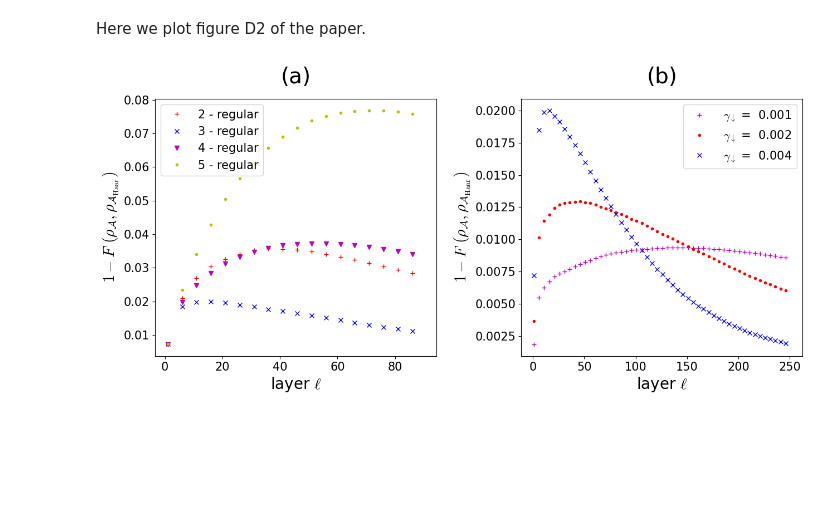
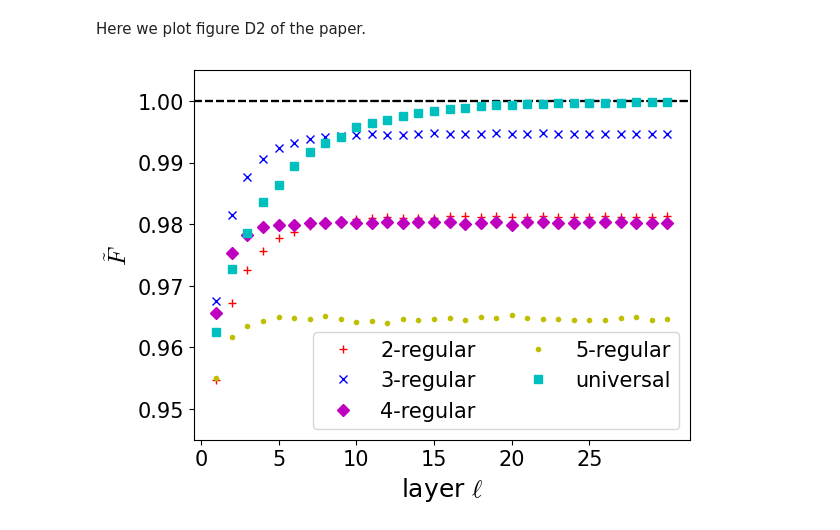
Before and after one commit to maschuu/data_QST, a Jupyter notebook: Fig D2/Plotting.ipynb, the cells around one changed output. Saved outputs shown, nothing was run; the diff lists cells and outputs as text; code cells hidden in the pictures; blank space fills up the shorter version.

```diff
--- a/Fig D2/Plotting.ipynb
+++ b/Fig D2/Plotting.ipynb
@@ -7,25 +7,14 @@ from matplotlib import pyplot as plt
 # %% [markdown]
 Here we plot figure D2 of the paper.
-# %%
-# common parameters
-samples=64
-n=6
-noise_position="after_layer"
-
-#parameters for fig D2a
-strength_a=0.004
-noise_a={"amp_damping":strength_a}
-layers_max_a=90
-ds_a=[2,3,4,5]
-
-# parameters for fig D2b
-strengths_b=[0.001,0.002,0.004]
-noise_type_b="amp_damping"
-layers_max_b=250
-d_b=3
-
-tools.plot_infids(samples=samples,n=n,noise_position=noise_position,strength_a=strength_a,noise_a=noise_a,layers_max_a=layers_max_a,ds_a=ds_a,d_b=d_b,layers_max_b=layers_max_b,noise_type_b=noise_type_b,strengths_b=strengths_b)
-# %% [output]
-[figure, removed]
+# %%
+ds=[2,3,4,5]
+n=6
+noise={"amp_damping":0.06}
+samples=96*8
+layers_max=30
+
+tools.plot_fidelities_qaoa(n=n,ds=ds,noise=noise,samples=samples,layers_max=layers_max)
+# %% [output]
+[figure, added]
 # %%
 # for creating a pdf
```
Also changed, not shown: parts of 2 cells of this notebook, 33 other files.
